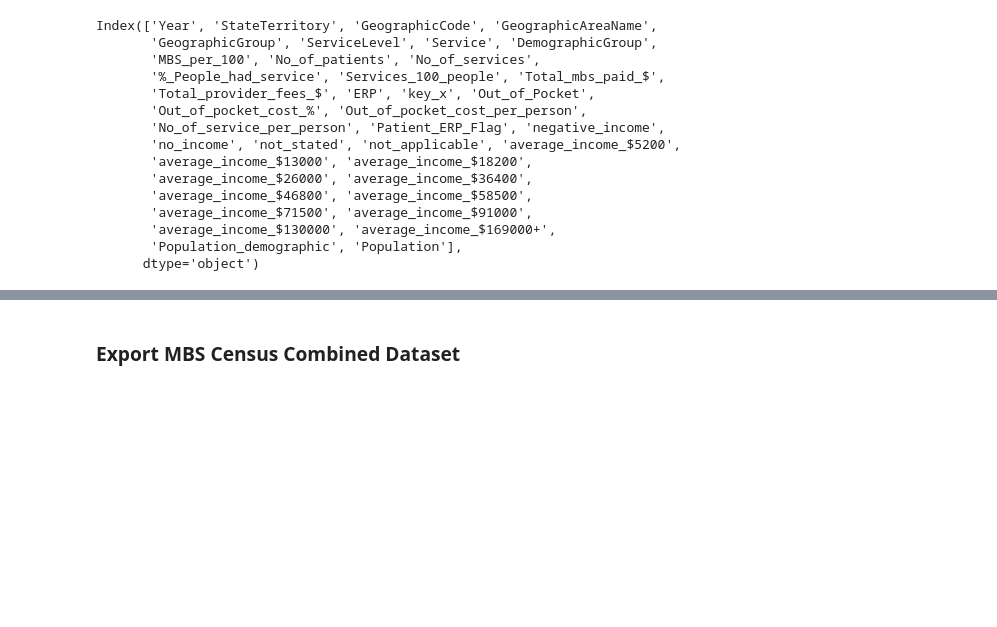
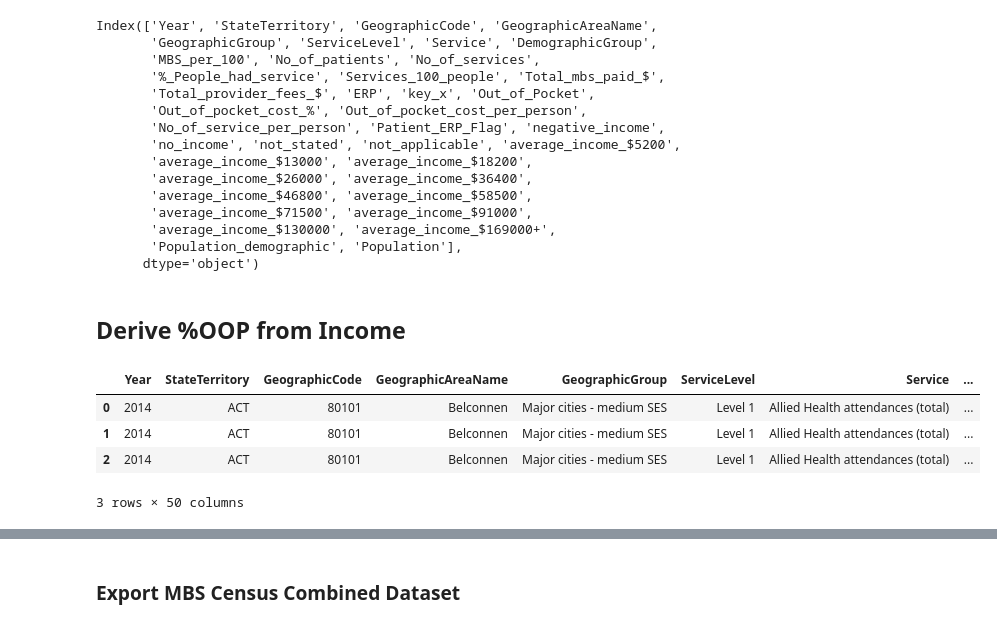
Before and after one commit to jiniep/mbs_analysis, a Jupyter notebook: scripts/10_census_mbs_combine_eda.ipynb, the cells around one changed output, grey strips where cells are left out. Drawn from its saved outputs; the diff is of its cells as text; code cells hidden in the pictures; blank space fills up the shorter version.

Commit message:
Calculated % oop by income

```diff
--- a/scripts/10_census_mbs_combine_eda.ipynb
+++ b/scripts/10_census_mbs_combine_eda.ipynb
@@ -292,3 +292,49 @@ Index(['Year', 'StateTerritory', 'GeographicCode', 'GeographicAreaName',
        'average_income_$130000', 'average_income_$169000+',
        'Population_demographic', 'Population'],
       dtype='object')
+# %% [markdown]
+## Derive %OOP from Income
+# %%
+df_mbs_census_combined_np_new = df_mbs_census_combined_np.copy()
+# %%
+df_mbs_census_combined_np_new["%_out_of_pocket_by_$5200"] = (
+    df_mbs_census_combined_np_new["Out_of_pocket_cost_per_person"] / 5200
+) * 100
+df_mbs_census_combined_np_new["%_out_of_pocket_by_$13000"] = (
+    df_mbs_census_combined_np_new["Out_of_pocket_cost_per_person"] / 13000
+) * 100
+df_mbs_census_combined_np_new["%_out_of_pocket_by_$18200"] = (
+    df_mbs_census_combined_np_new["Out_of_pocket_cost_per_person"] / 18200
+) * 100
+df_mbs_census_combined_np_new["%_out_of_pocket_by_$26000"] = (
+    df_mbs_census_combined_np_new["Out_of_pocket_cost_per_person"] / 26000
+) * 100
+df_mbs_census_combined_np_new["%_out_of_pocket_by_$36400"] = (
+    df_mbs_census_combined_np_new["Out_of_pocket_cost_per_person"] / 36400
+) * 100
+df_mbs_census_combined_np_new["%_out_of_pocket_by_$46800"] = (
+    df_mbs_census_combined_np_new["Out_of_pocket_cost_per_person"] / 46800
+) * 100
+df_mbs_census_combined_np_new["%_out_of_pocket_by_$58500"] = (
+    df_mbs_census_combined_np_new["Out_of_pocket_cost_per_person"] / 58500
+) * 100
+df_mbs_census_combined_np_new["%_out_of_pocket_by_$71500"] = (
+    df_mbs_census_combined_np_new["Out_of_pocket_cost_per_person"] / 71500
+) * 100
+df_mbs_census_combined_np_new["%_out_of_pocket_by_$91000"] = (
+    df_mbs_census_combined_np_new["Out_of_pocket_cost_per_person"] / 91000
+) * 100
+df_mbs_census_combined_np_new["%_out_of_pocket_by_$130000"] = (
+    df_mbs_census_combined_np_new["Out_of_pocket_cost_per_person"] / 130000
+) * 100
+df_mbs_census_combined_np_new["%_out_of_pocket_by_$169000+"] = (
+    df_mbs_census_combined_np_new["Out_of_pocket_cost_per_person"] / 169000
+) * 100
+# %%
+df_mbs_census_combined_np_new.head(3)
+# %% [output]
+|  | Year | StateTerritory | GeographicCode | GeographicAreaName | GeographicGroup | ServiceLevel | Service | ... |
+| 0 | 2014 | ACT | 80101 | Belconnen | Major cities - medium SES | Level 1 | Allied Health attendances (total) | ... |
+| 1 | 2014 | ACT | 80101 | Belconnen | Major cities - medium SES | Level 1 | Allied Health attendances (total) | ... |
+| 2 | 2014 | ACT | 80101 | Belconnen | Major cities - medium SES | Level 1 | Allied Health attendances (total) | ... |
+3 rows × 50 columns
```
Also changed, not shown: parts of 2 cells of this notebook.
